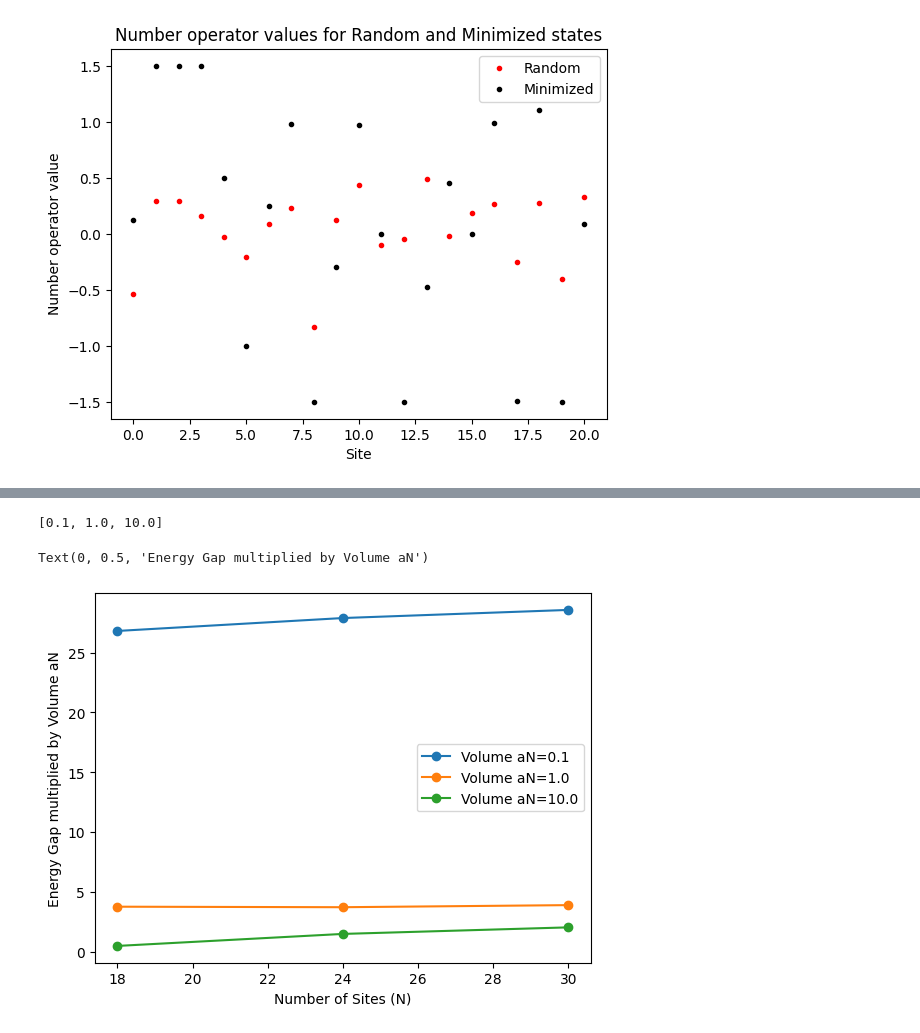
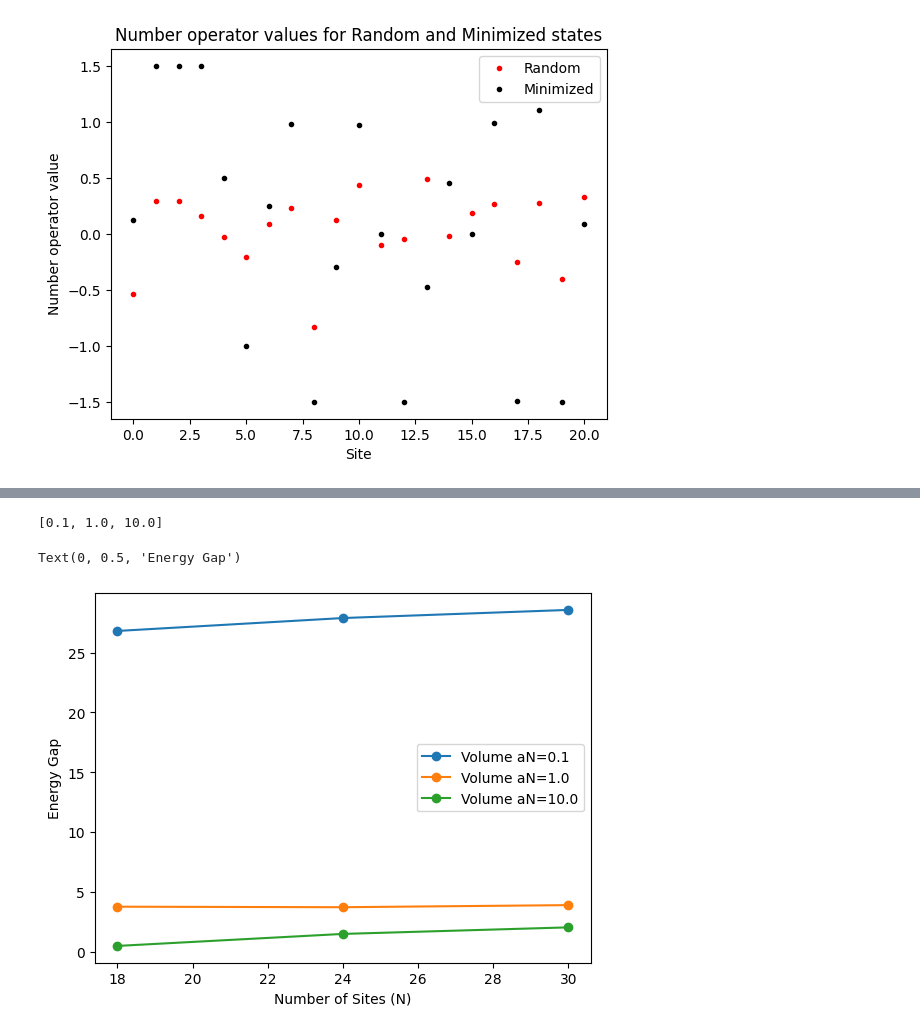
Before and after one commit to aradhbisarya/physics_697_fall_2025_Max_Aradh_project, a Jupyter notebook: python_code.ipynb, the cells around one changed output, grey strips where cells are left out. Saved outputs shown, nothing was run; the diff lists cells and outputs as text; code cells hidden in the pictures.

```diff
--- a/python_code.ipynb
+++ b/python_code.ipynb
@@ -120,7 +120,7 @@ plot_idx = 0
 for quantity in quantities:
     for key in keys:
         ax = axes[plot_idx]
-        ax.plot([n*3 for n in vals[key]['N']], vals[key][quantity], 'o-')
+        ax.plot([n/2 for n in vals[key]['N']], vals[key][quantity], 'o-')
         ax.set_xlabel('Number of Sites (N)')
         plot_idx += 1
 
@@ -143,13 +143,13 @@ plt.show()
 # %%
 print(keys)
 import numpy as np
 for key in keys:
 
     plt.plot(np.array(vals[key]['N'])*3, np.array(vals[key]['gap']), 'o-', label = f'Volume aN={key}')
 plt.xlabel('Number of Sites (N)')
 plt.legend()
-plt.ylabel('Energy Gap multiplied by Volume aN')
+plt.ylabel('Energy Gap')
 # %% [output]
 [0.1, 1.0, 10.0]
-Text(0, 0.5, 'Energy Gap multiplied by Volume aN')
+Text(0, 0.5, 'Energy Gap')
-[figure, old version]
+[figure, new version]
```
Also changed, not shown: parts of 1 cell of this notebook.
